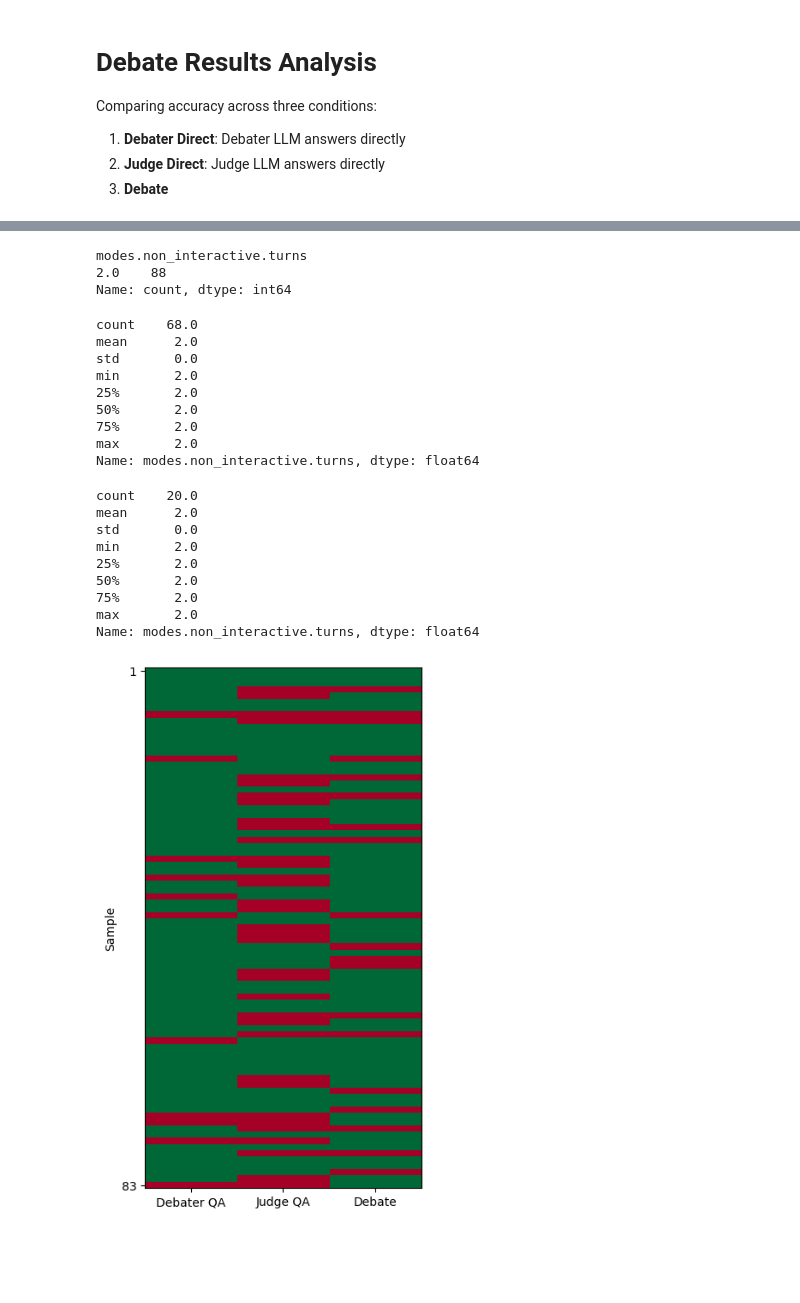
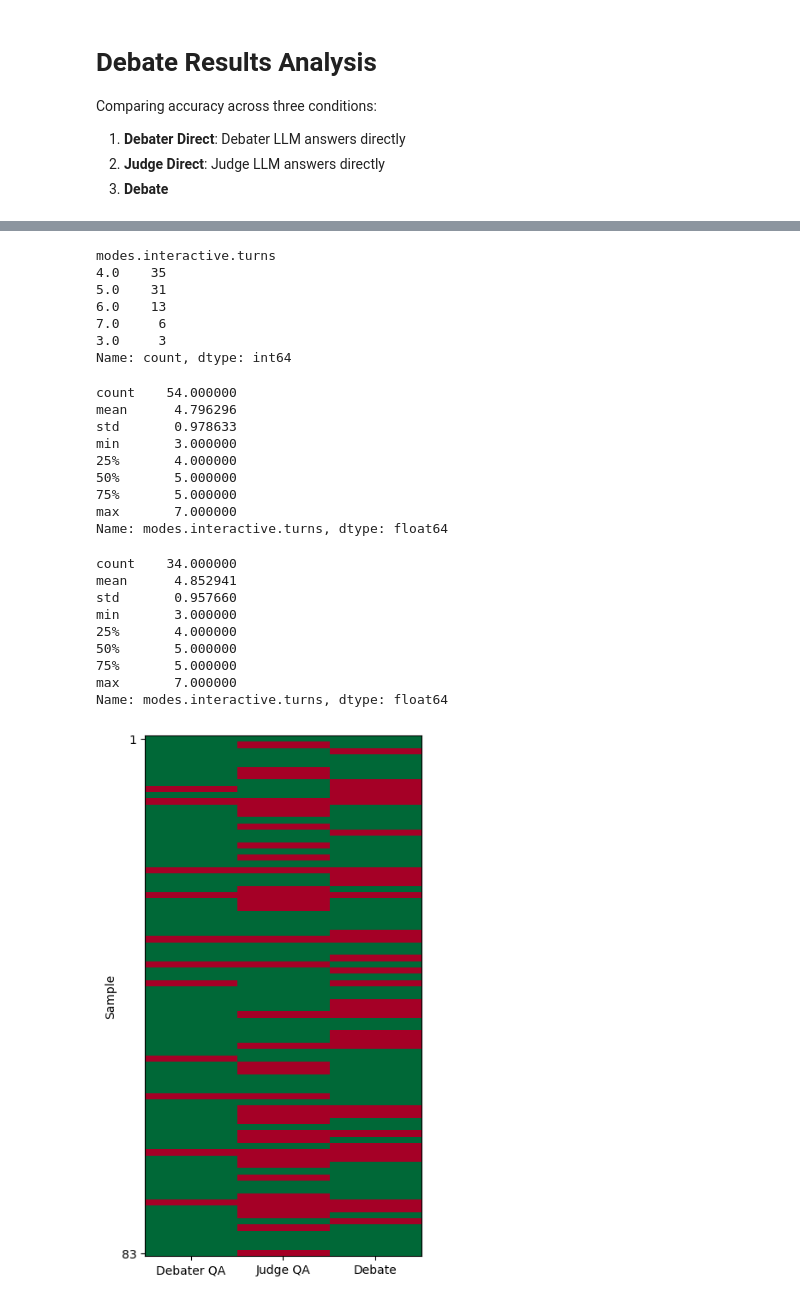
Before and after one commit to joshlevy89/llm_judge_debate, a Jupyter notebook: analyze_debate_results.ipynb, the cells around one changed output, grey strips where cells are left out. Drawn from its saved outputs; the diff is of its cells as text; code cells hidden in the pictures; blank space fills up the shorter version.

```diff
--- a/analyze_debate_results.ipynb
+++ b/analyze_debate_results.ipynb
@@ -12,8 +12,11 @@ import pandas as pd
 # results_file = 'parallel_debate_runs/run_20251020_131736/master_results.jsonl'
 # results_file = 'parallel_debate_runs/run_20251020_135407/master_results.jsonl'
 # results_file = 'parallel_debate_runs/run_20251020_141121/master_results.jsonl'
-results_file = 'parallel_debate_runs/run_20251021_074342/master_results.jsonl'
+# results_file = 'parallel_debate_runs/run_20251021_074342/master_results.jsonl'
 # results_file = 'parallel_debate_runs/run_20251021_080557/master_results.jsonl'
+# results_file = 'parallel_debate_runs/run_20251021_091635/master_results.jsonl'
+# results_file = 'parallel_debate_runs/run_20251021_093704/master_results.jsonl'
+results_file = 'parallel_debate_runs/run_20251021_094113/master_results.jsonl'
 
 results_df = pd.json_normalize(pd.read_json(results_file, lines=True).to_dict('records'))
 results_df.head()
@@ -52,48 +55,55 @@ plt.show()
 # %%
-results_df['modes.non_interactive.turns'].value_counts()
+mode_prefix = 'modes.interactive'
+
+results_df[f'{mode_prefix}.turns'].value_counts()
 # %% [output]
-modes.non_interactive.turns
-2.0    88
+modes.interactive.turns
+4.0    35
+5.0    31
+6.0    13
+7.0     6
+3.0     3
 Name: count, dtype: int64
 # %%
 # Get the non interactive turns on correct vs incorrect debater answers
-results_df[results_df['modes.non_interactive.correct'] == True]['modes.non_interactive.turns'].describe()
+results_df[results_df[f'{mode_prefix}.correct'] == True][f'{mode_prefix}.turns'].describe()
 # %% [output]
-count    68.0
-mean      2.0
-std       0.0
-min       2.0
-25%       2.0
-50%       2.0
-75%       2.0
-max       2.0
-Name: modes.non_interactive.turns, dtype: float64
+count    54.000000
+mean      4.796296
+std       0.978633
+min       3.000000
+25%       4.000000
+50%       5.000000
+75%       5.000000
+max       7.000000
+Name: modes.interactive.turns, dtype: float64
 # %%
-results_df[results_df['modes.non_interactive.correct'] == False]['modes.non_interactive.turns'].describe()
+
+results_df[results_df[f'{mode_prefix}.correct'] == False][f'{mode_prefix}.turns'].describe()
 # %% [output]
-count    20.0
-mean      2.0
-std       0.0
-min       2.0
-25%       2.0
-50%       2.0
-75%       2.0
-max       2.0
-Name: modes.non_interactive.turns, dtype: float64
+count    34.000000
+mean      4.852941
+std       0.957660
+min       3.000000
+25%       4.000000
+50%       5.000000
+75%       5.000000
+max       7.000000
+Name: modes.interactive.turns, dtype: float64
 # %%
 import matplotlib.pyplot as plt
 import numpy as np
 
-data = results_df[['debater_direct.correct', 'judge_direct.correct', 'modes.non_interactive.correct']].dropna().astype(float).values
+data = results_df[['debater_direct.correct', 'judge_direct.correct', f'{mode_prefix}.correct']].dropna().astype(float).values
 fig, ax = plt.subplots(figsize=(4, max(6, len(data) * 0.08)))
 im = ax.imshow(data, aspect='auto', cmap='RdYlGn', vmin=0, vmax=1, interpolation='nearest')
 ax.set_xticks([0, 1, 2])
 ax.set_xticklabels(['Debater QA', 'Judge QA', 'Debate'])
 ax.set_ylabel('Sample')
 ax.set_yticks([0, len(data)-1])
 ax.set_yticklabels([1, len(data)])
 plt.tight_layout()
 plt.show()
 # %% [output]
-[figure, old version]
+[figure, new version]
 # %%
```
Also changed, not shown: parts of 5 cells of this notebook, 3 other files.
